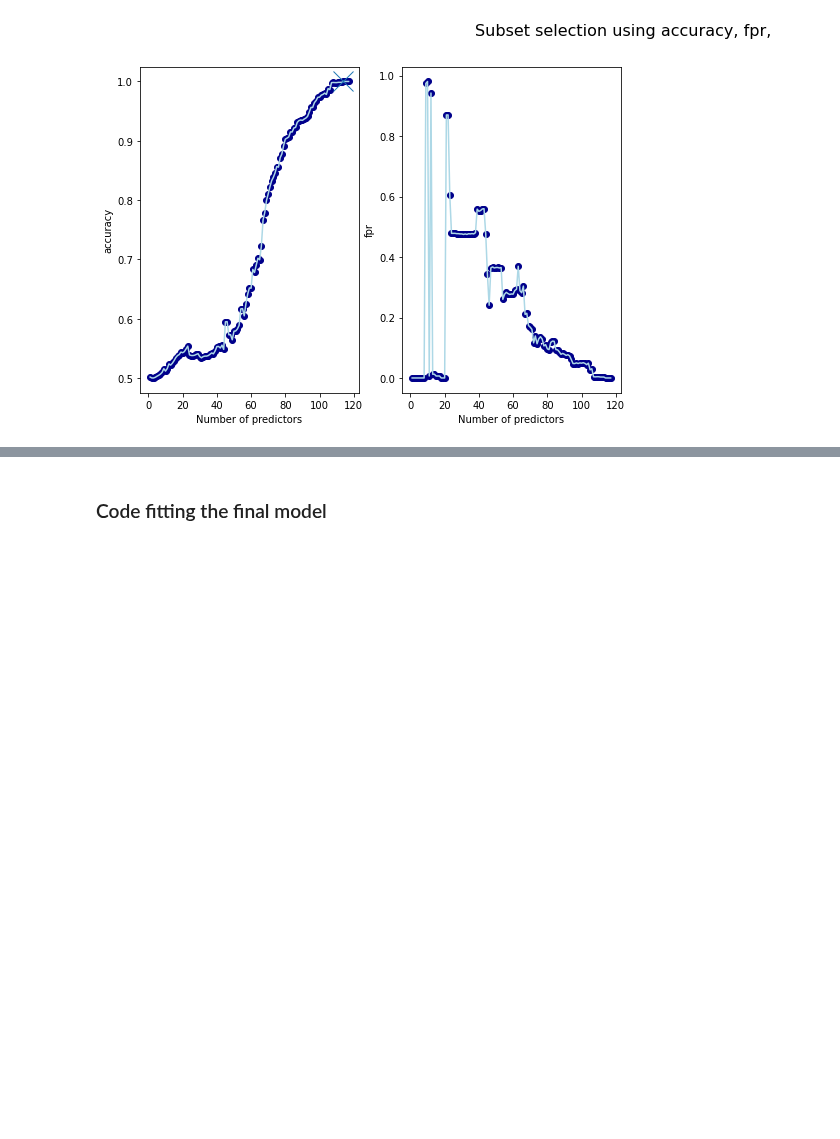
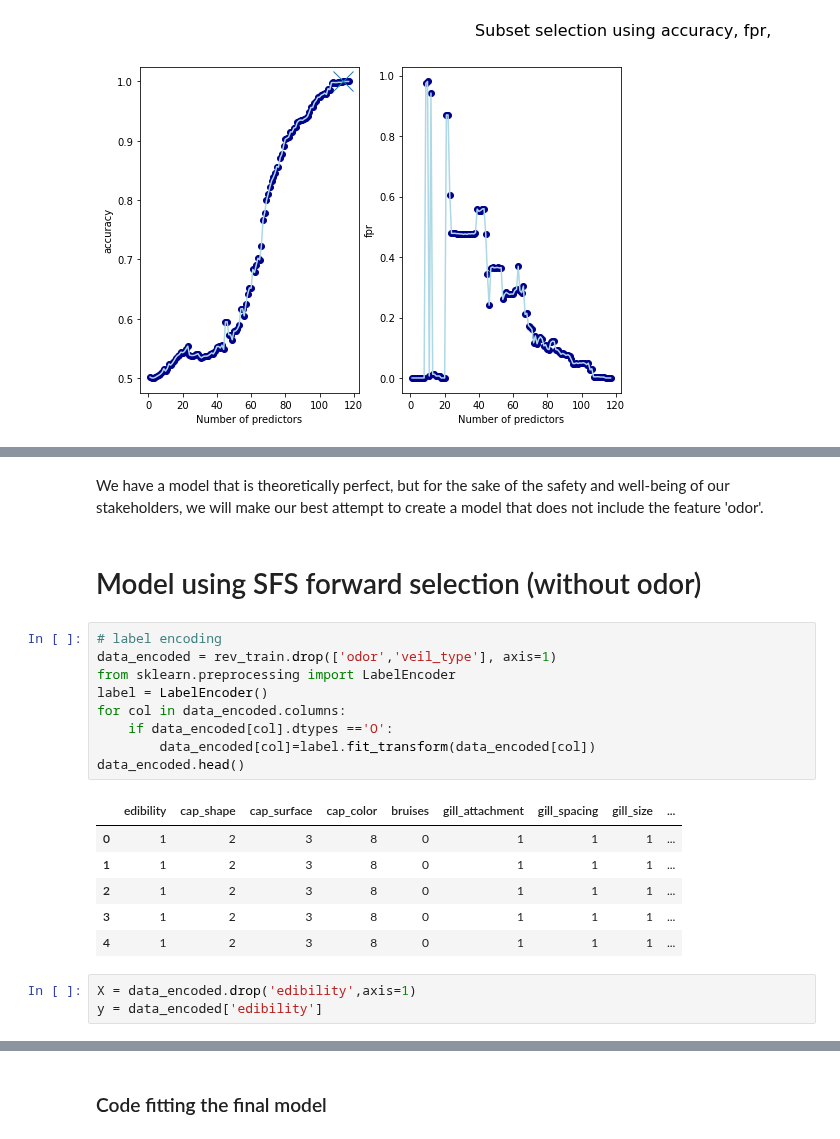
Before and after one commit to jprette/STAT303-2-Final_Project, a Jupyter notebook: Final Deliverables/Project Code Template.ipynb, the cells around one changed output, grey strips where cells are left out. Drawn from its saved outputs; the diff is of its cells as text; blank space fills up the shorter version.

```diff
--- a/Final Deliverables/Project Code Template.ipynb
+++ b/Final Deliverables/Project Code Template.ipynb
@@ -563,0 +624,23 @@ plt.show()
+# %% [markdown]
+We have a model that is theoretically perfect, but for the sake of the safety and well-being of our stakeholders, we will make our best attempt to create a model that does not include the feature 'odor'.
+# %% [markdown]
+# Model using SFS forward selection (without odor)
+# %%
+# label encoding
+data_encoded = rev_train.drop(['odor','veil_type'], axis=1)
+from sklearn.preprocessing import LabelEncoder
+label = LabelEncoder()
+for col in data_encoded.columns:
+    if data_encoded[col].dtypes =='O':
+        data_encoded[col]=label.fit_transform(data_encoded[col])
+data_encoded.head()
+# %% [output]
+|  | edibility | cap_shape | cap_surface | cap_color | bruises | gill_attachment | gill_spacing | gill_size | ... |
+| 0 | 1 | 2 | 3 | 8 | 0 | 1 | 1 | 1 | ... |
+| 1 | 1 | 2 | 3 | 8 | 0 | 1 | 1 | 1 | ... |
+| 2 | 1 | 2 | 3 | 8 | 0 | 1 | 1 | 1 | ... |
+| 3 | 1 | 2 | 3 | 8 | 0 | 1 | 1 | 1 | ... |
+| 4 | 1 | 2 | 3 | 8 | 0 | 1 | 1 | 1 | ... |
+# %%
+X = data_encoded.drop('edibility',axis=1)
+y = data_encoded['edibility']
```
Also changed, not shown: parts of 12 cells of this notebook.
